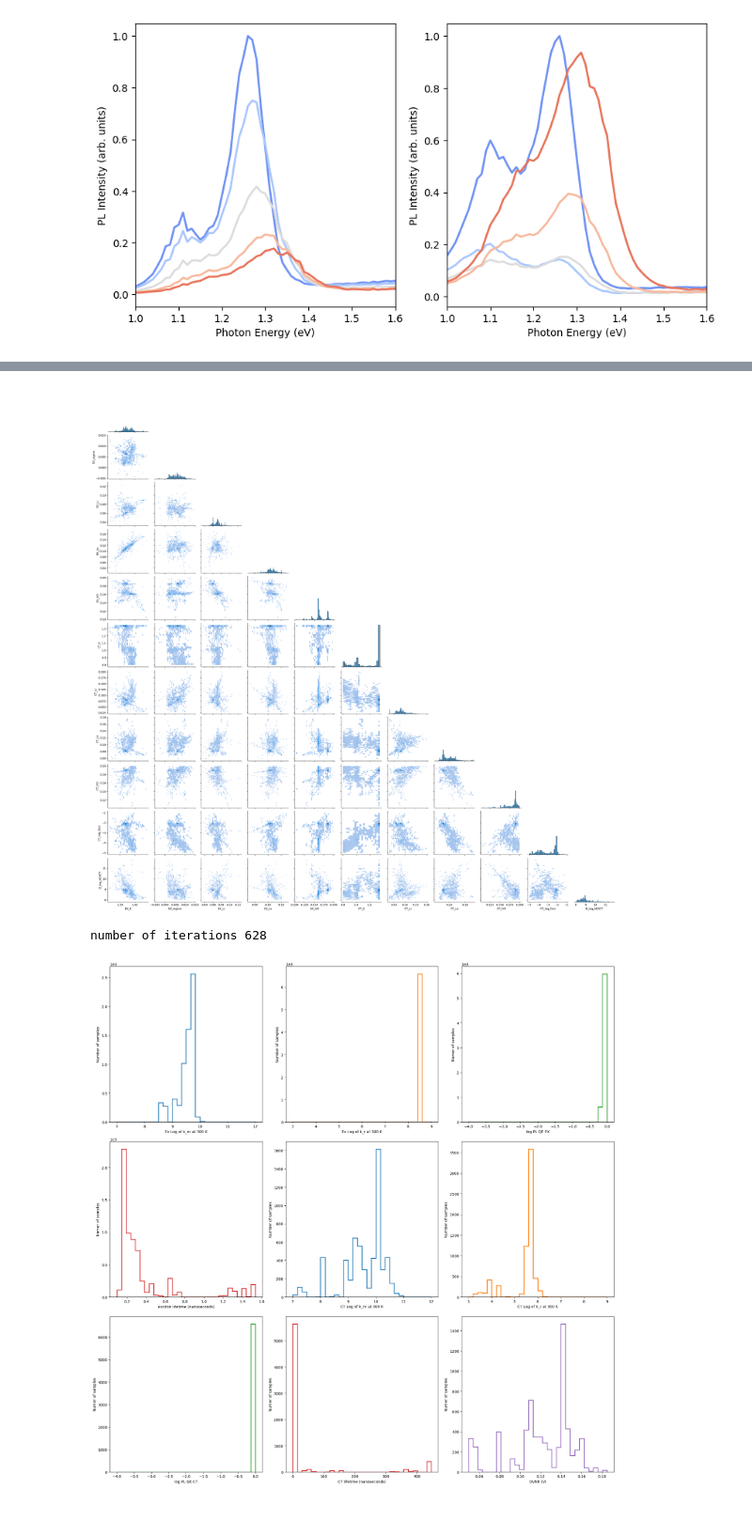
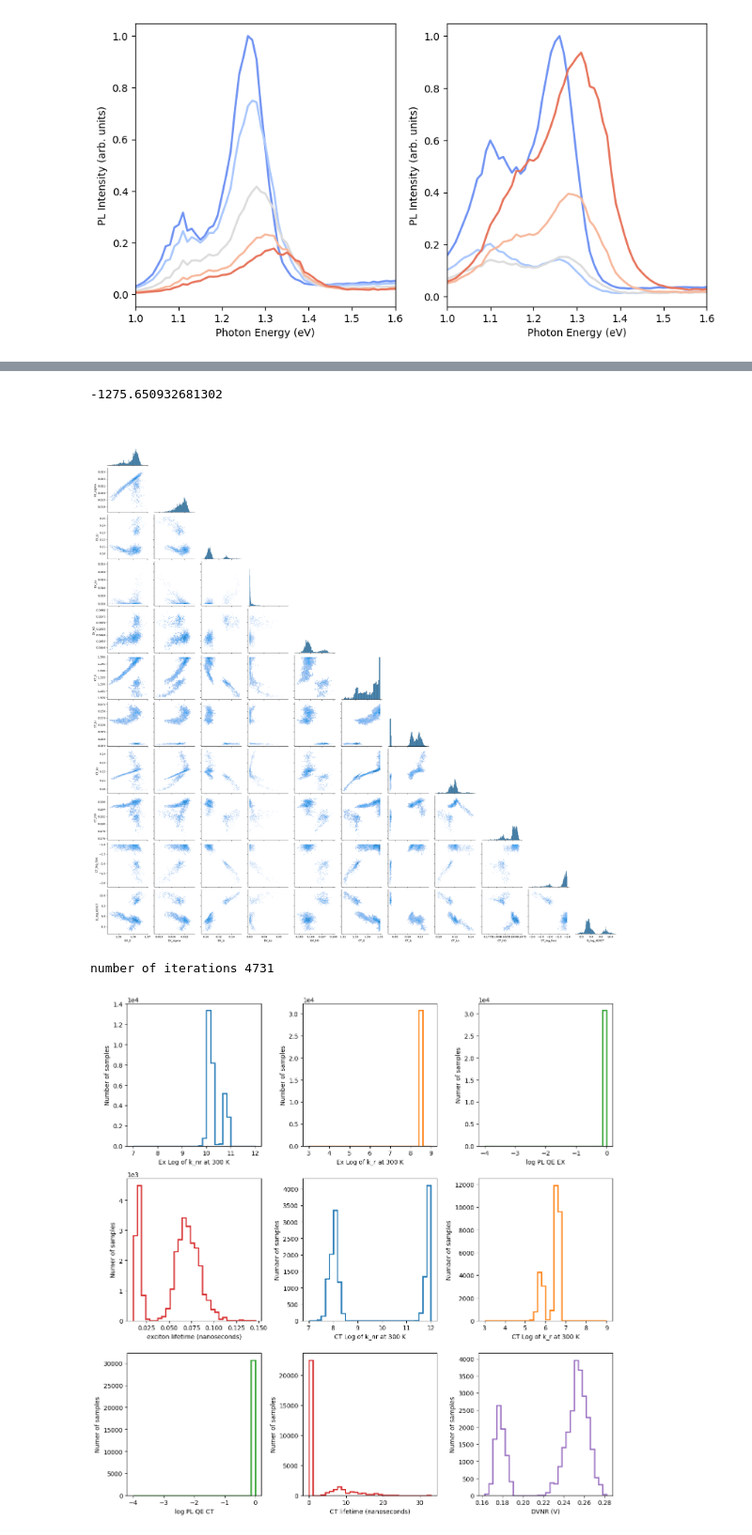
Before and after one commit to mohammedazzouzi15/pl_temp_fit, a Jupyter notebook: notebook/22_analyse_sampling_output_PLEL.ipynb, the cells around one changed output, grey strips where cells are left out. Shown at 94% size. Saved outputs shown, nothing was run; the diff lists cells and outputs as text; code cells hidden in the pictures.

```diff
--- a/notebook/22_analyse_sampling_output_PLEL.ipynb
+++ b/notebook/22_analyse_sampling_output_PLEL.ipynb
@@ -262,17 +372,33 @@ import seaborn as sns
 
 
 # plot posterior predictive
-def plot_pair_plot(reader,model_config_save, discard=0, set_axis_limits=True):
+def plot_pair_plot(
+    reader,
+    model_config_save,
+    discard=0,
+    set_axis_limits=True,
+    filter_log_likelihood=True,
+):
+    samples = reader.get_chain(discard=discard, flat=True)
+    blobs = reader.get_blobs(flat=True, discard=discard)
+    if filter_log_likelihood:
+        print(max(blobs["log_likelihood"]))
 
-    samples = reader.get_chain(discard=discard, flat=True)
+        samples = samples[
+            blobs["log_likelihood"] > max(blobs["log_likelihood"]) * 1.1
+        ]
     labels = []
     min_bound, max_bound = {}, {}
-    params_to_fit = model_config_save['params_to_fit_init']
+    params_to_fit = model_config_save["params_to_fit_init"]
     for key in params_to_fit.keys():
         for keys in params_to_fit[key].keys():
             labels.append(f"{key}_{keys}")
-            min_bound[f"{key}_{keys}"] = model_config_save["min_bounds"][key][keys]
-            max_bound[f"{key}_{keys}"] = model_config_save["max_bounds"][key][keys]
+            min_bound[f"{key}_{keys}"] = model_config_save["min_bounds"][key][
+                keys
+            ]
+            max_bound[f"{key}_{keys}"] = model_config_save["max_bounds"][key][
+                keys
+            ]
 
     ndim = len(labels)
     df_samples = pd.DataFrame(samples, columns=labels)
@@ -291,11 +417,13 @@ def plot_pair_plot(reader,model_config_save, discard=0, set_axis_limits=True):
     return g
 
 
-g = plot_pair_plot(reader,model_config_save, discard=0, set_axis_limits=False)
+g = plot_pair_plot(
+    reader, model_config_save, discard=500, set_axis_limits=False
+)
 # %% [output]
+-1275.650932681302
-[figure, old version]
+[figure, new version]
 # %%
-
 def plot_voltage_losses(
     reader,
     range_chi_square=(7, 11),
@@ -315,16 +443,19 @@ def plot_voltage_losses(
     blobs = reader.get_blobs(flat=True, discard=discard)
     if filter_log_likelihood:
         blobs = blobs[
-            blobs["log_likelihood"] > max(blobs["log_likelihood"]) * 3
+            blobs["log_likelihood"] > max(blobs["log_likelihood"]) * 1.1
         ]
-    fig, ax = plt.subplots(3, 3, figsize=(20, 20))
+        blobs = blobs[
+            blobs["EX_knr"] <1e11
+        ]
+    fig, ax = plt.subplots(3, 3, figsize=(12, 12))
 
     ax = ax.flatten()
     ax[0].hist(
         np.log10(blobs["EX_knr"]),
         30,
         histtype="step",
-        range=(7,12),
+        range=(7, 12),
         color="C" + str(0),
         linewidth=2,
     )
@@ -334,7 +465,7 @@ def plot_voltage_losses(
         np.log10(blobs["EX_kr"]),
         30,
         histtype="step",
-        range=(3,9),
+        range=(3, 9),
         color="C" + str(1),
         linewidth=2,
     )
@@ -366,7 +497,7 @@ def plot_voltage_losses(
         np.log10(blobs["CT_knr"]),
         30,
         histtype="step",
-        range=(7,12),
+        range=(7, 12),
         color="C" + str(0),
         linewidth=2,
     )
@@ -376,7 +507,7 @@ def plot_voltage_losses(
         np.log10(blobs["CT_kr"]),
         30,
         histtype="step",
-        range=(3,9),
+        range=(3, 9),
         color="C" + str(1),
         linewidth=2,
     )
@@ -391,33 +522,35 @@ def plot_voltage_losses(
         color="C" + str(2),
         linewidth=2,
     )
     ax[6].set_xlabel("log PL QE CT")
     ax[6].set_ylabel("Numer of samples")
     lifetime = 1 / (blobs["CT_kr"] + blobs["CT_knr"])
     ax[7].hist(
         lifetime * 1e9,
         30,
         histtype="step",
         color="C" + str(3),
         linewidth=2,
     )
     ax[7].set_xlabel("CT lifetime (nanoseconds)")
     ax[7].set_ylabel("Numer of samples")
     ax[8].hist(
         blobs["DVNR"],
         30,
         histtype="step",
         color="C" + str(4),
         linewidth=2,
     )
     ax[8].set_xlabel("DVNR (V)")
     ax[8].set_ylabel("Numer of samples")
     # set y ticks to exponent form
     for i in range(4):
         ax[i].ticklabel_format(axis="y", style="sci", scilimits=(0, 0))
     fig.tight_layout()
     plt.show()
-plot_voltage_losses(reader, discard=100, filter_log_likelihood=True)
+
+
+plot_voltage_losses(reader, discard=3000, filter_log_likelihood=True)
 # %% [output]
-number of iterations 628
+number of iterations 4731
-[figure, old version]
+[figure, new version]
```
Also changed, not shown: parts of 8 cells of this notebook, 9 other files.
